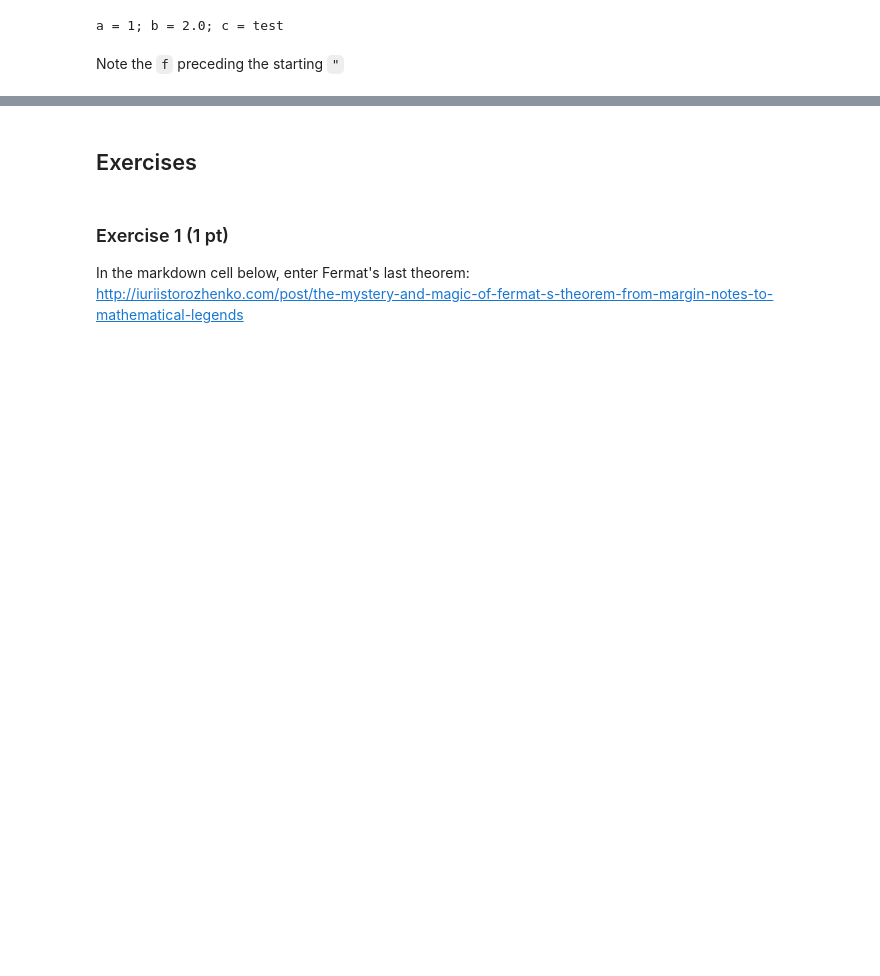
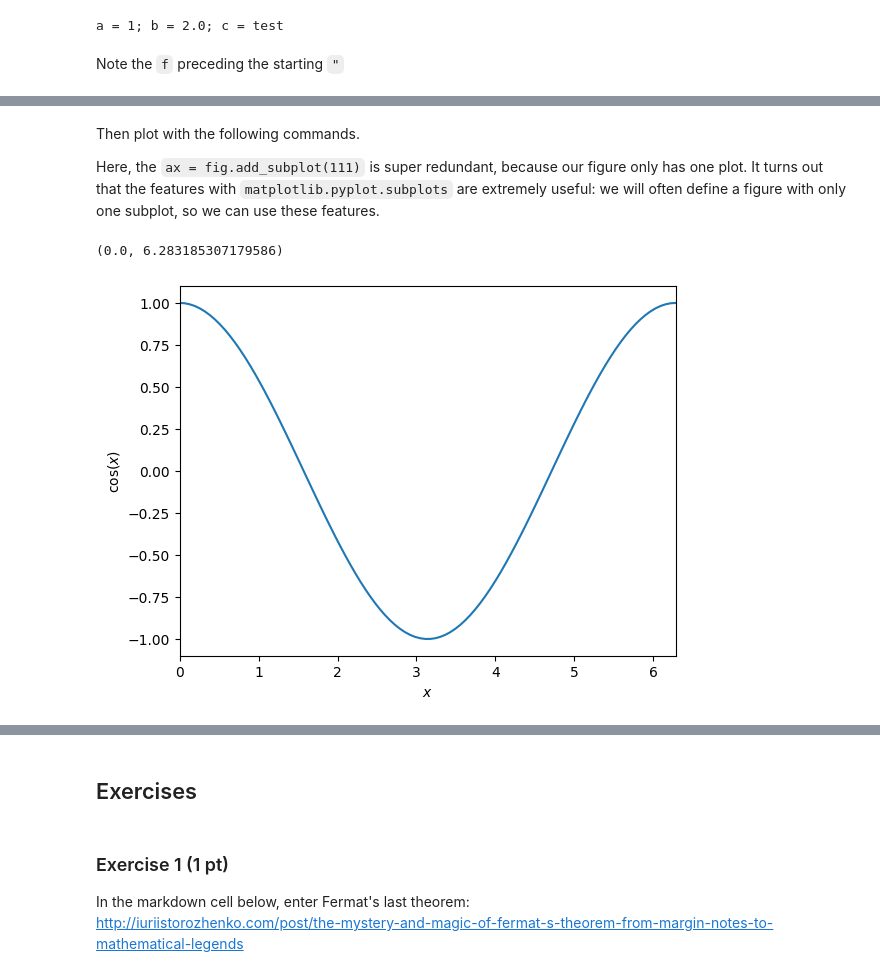
Before and after one commit to PsuAstro410/psuastro410.github.io, a Jupyter notebook: lectures/lec2.ipynb, the cells around one changed output, grey strips where cells are left out. Drawn from its saved outputs; the diff is of its cells as text; code cells hidden in the pictures; blank space fills up the shorter version.

Commit message:
added to data structures, data types, control flow, and plotting, still need to expand on exercises

```diff
--- a/lectures/lec2.ipynb
+++ b/lectures/lec2.ipynb
@@ -251,0 +542,18 @@ Note the `f` preceding the starting `"`
+# %%
+x = np.linspace(0.0, 2.0*np.pi, 100)
+y = np.cos(x)
+# %% [markdown]
+Then plot with the following commands.
+
+Here, the `ax = fig.add_subplot(111)` is super redundant, because our figure only has one plot. It turns out that the features with `matplotlib.pyplot.subplots` are extremely useful: we will often define a figure with only one subplot, so we can use these features.
+# %%
+fig = plt.figure()
+ax = fig.add_subplot(111)
+
+ax.plot(x, y)
+ax.set_xlabel(r"$x$")
+ax.set_ylabel(r"$\cos(x)$")
+ax.set_xlim(0, 2*np.pi)
+# %% [output]
+(0.0, 6.283185307179586)
+[figure, added]
```
Also changed, not shown: parts of 58 cells of this notebook.
